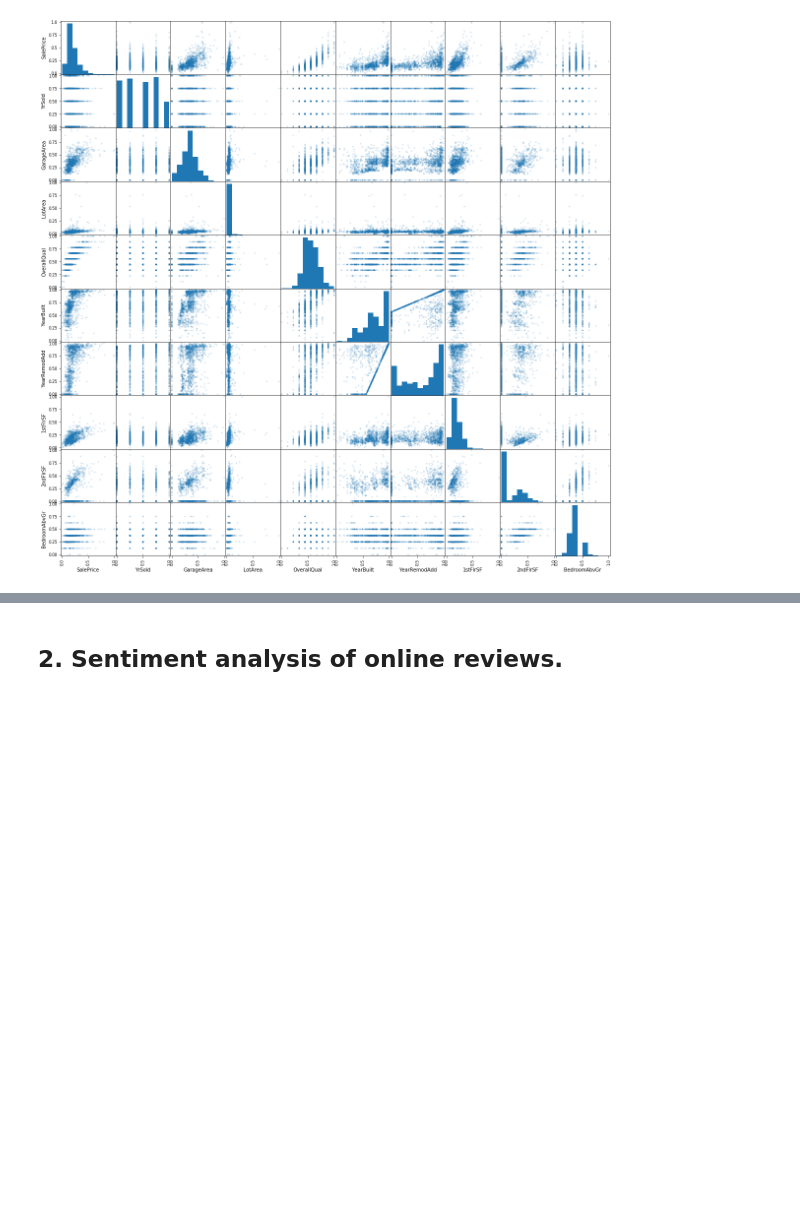
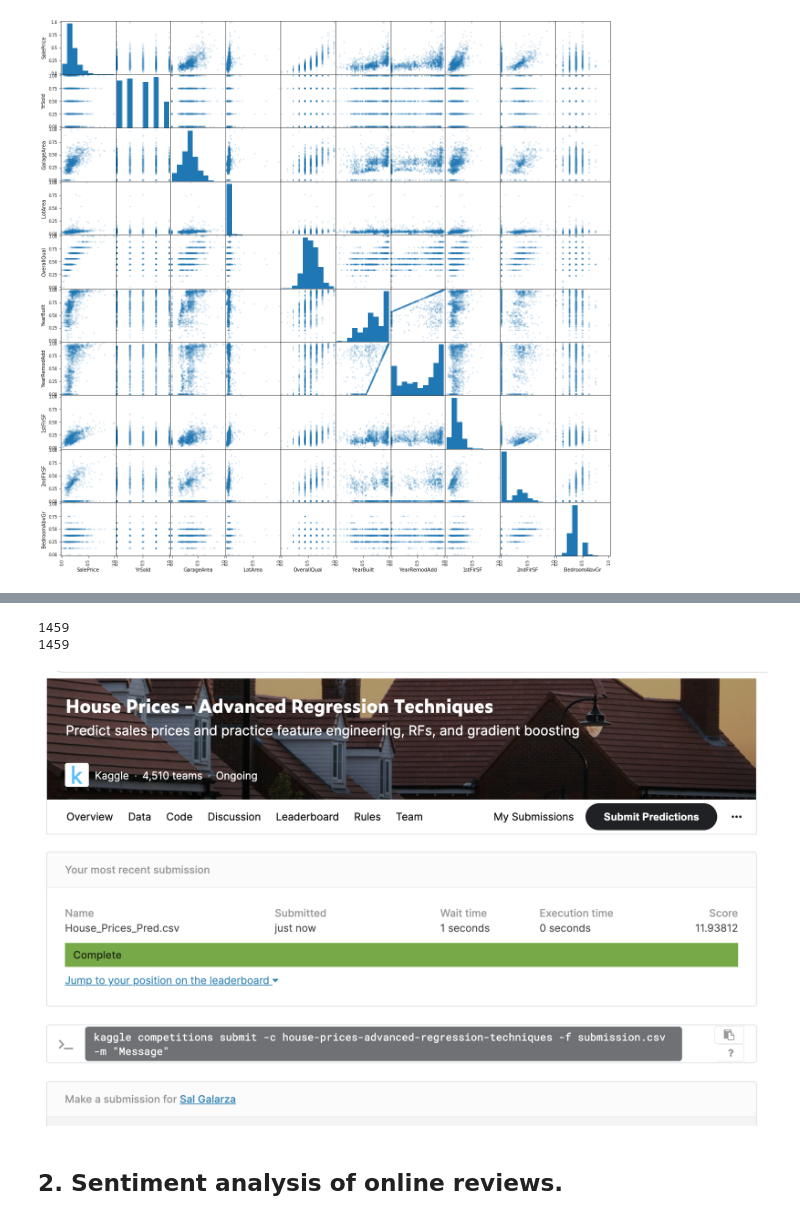
Before and after one commit to SalGalarza/AML, a Jupyter notebook: HW2/Homework 2.ipynb, the cells around one changed output, grey strips where cells are left out. Saved outputs shown, nothing was run; the diff lists cells and outputs as text; code cells hidden in the pictures; blank space fills up the shorter version.

```diff
--- a/HW2/Homework 2.ipynb
+++ b/HW2/Homework 2.ipynb
@@ -293,5 +411,29 @@ print(feature_dict)
 # %%
-# Train your best-performing classifier with all of the training data, and generate test labels on
+# (h) Train your best-performing classifier with all of the training data, and generate test labels on
 # the Kaggle test set. Submit your results to Kaggle and report the accuracy. Is it higher or lower
 # than the cross validation accuracy? Why might that happen? Is it higher or lower than the
 # held-out validation accuracy? Why might that happen?
+
+# df_test
+# dfx_test
+# df_test = df_test.dropna()
+# df_test
+reg = LinearRegression().fit(x, y)
+y_pred = reg.predict(dfx_test.fillna(df_selected.mean()))
+
+# y_pred = reg.predict(dfx_test.dropna())
+
+print(len(y_pred))
+# test_min
+# test_max
+ll = []
+for i in y_pred:
+    y_t = (i + test_min) * (test_max - test_min)
+    ll.append(y_t)
+print(len(ll))
+
+# ll
+# dfx_test[dfx_test[selected_features_test]>1]
+# %% [output]
+1459
+1459
@@ -298,2 +445,7 @@ print(feature_dict)
+# %%
+from IPython.display import Image
+Image(filename='kpic.png')
+# %% [output]
+[figure, added]
 # %% [markdown]
 ## 2. Sentiment analysis of online reviews.
```
Also changed, not shown: parts of 91 cells of this notebook.
